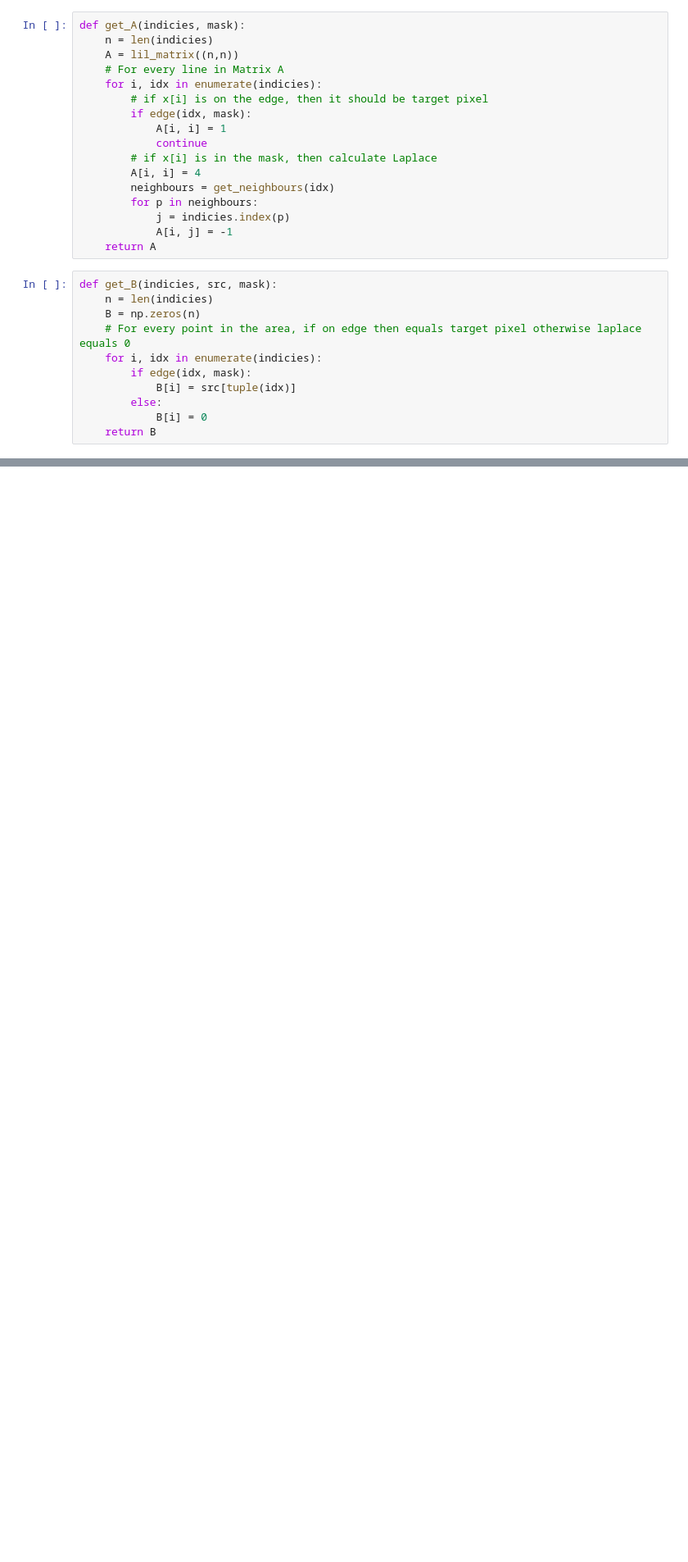
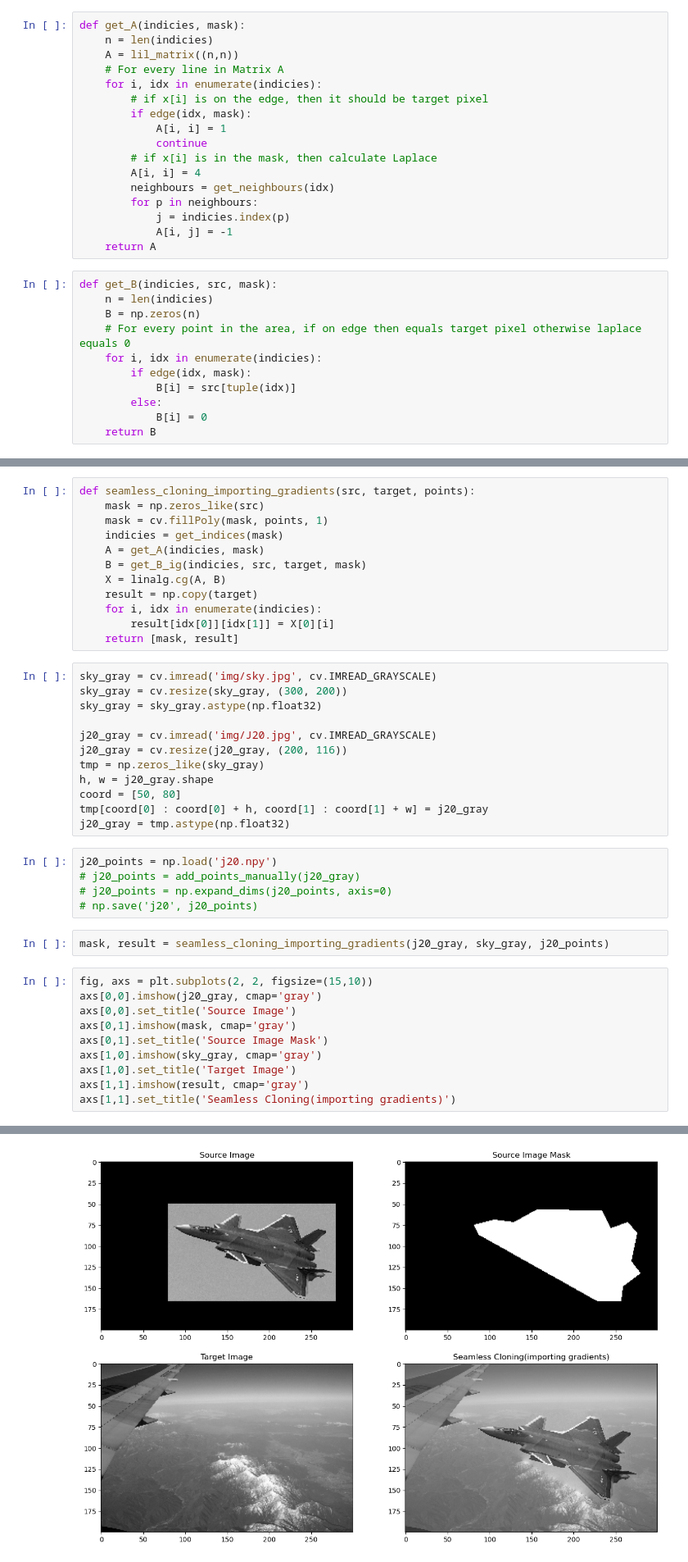
Before and after one commit to Kim-Xerxes/Poisson-Image-Editing, a Jupyter notebook: CW3.ipynb, the cells around one changed output, grey strips where cells are left out. Shown at 82% size. Saved outputs shown, nothing was run; the diff lists cells and outputs as text; blank space fills up the shorter version.

Commit message:
Add seamless_cloning_mixing_gradients

```diff
--- a/CW3.ipynb
+++ b/CW3.ipynb
@@ -96,0 +140,42 @@ plt.imshow(target, cmap='gray')
+# %%
+def seamless_cloning_importing_gradients(src, target, points):
+    mask = np.zeros_like(src)
+    mask = cv.fillPoly(mask, points, 1)
+    indicies = get_indices(mask)
+    A = get_A(indicies, mask)
+    B = get_B_ig(indicies, src, target, mask)
+    X = linalg.cg(A, B)
+    result = np.copy(target)
+    for i, idx in enumerate(indicies):
+        result[idx[0]][idx[1]] = X[0][i]
+    return [mask, result]
+# %%
+sky_gray = cv.imread('img/sky.jpg', cv.IMREAD_GRAYSCALE)
+sky_gray = cv.resize(sky_gray, (300, 200))
+sky_gray = sky_gray.astype(np.float32)
+
+j20_gray = cv.imread('img/J20.jpg', cv.IMREAD_GRAYSCALE)
+j20_gray = cv.resize(j20_gray, (200, 116))
+tmp = np.zeros_like(sky_gray)
+h, w = j20_gray.shape
+coord = [50, 80]
+tmp[coord[0] : coord[0] + h, coord[1] : coord[1] + w] = j20_gray
+j20_gray = tmp.astype(np.float32)
+# %%
+j20_points = np.load('j20.npy')
+# j20_points = add_points_manually(j20_gray)
+# j20_points = np.expand_dims(j20_points, axis=0)
+# np.save('j20', j20_points)
+# %%
+mask, result = seamless_cloning_importing_gradients(j20_gray, sky_gray, j20_points)
+# %%
+fig, axs = plt.subplots(2, 2, figsize=(15,10))
+axs[0,0].imshow(j20_gray, cmap='gray')
+axs[0,0].set_title('Source Image')
+axs[0,1].imshow(mask, cmap='gray')
+axs[0,1].set_title('Source Image Mask')
+axs[1,0].imshow(sky_gray, cmap='gray')
+axs[1,0].set_title('Target Image')
+axs[1,1].imshow(result, cmap='gray')
+axs[1,1].set_title('Seamless Cloning(importing gradients)')
+# %% [output]
@@ -96,0 +183 @@ plt.imshow(target, cmap='gray')
+[figure, added]
```
Also changed, not shown: parts of 21 cells of this notebook, 1 other file.
